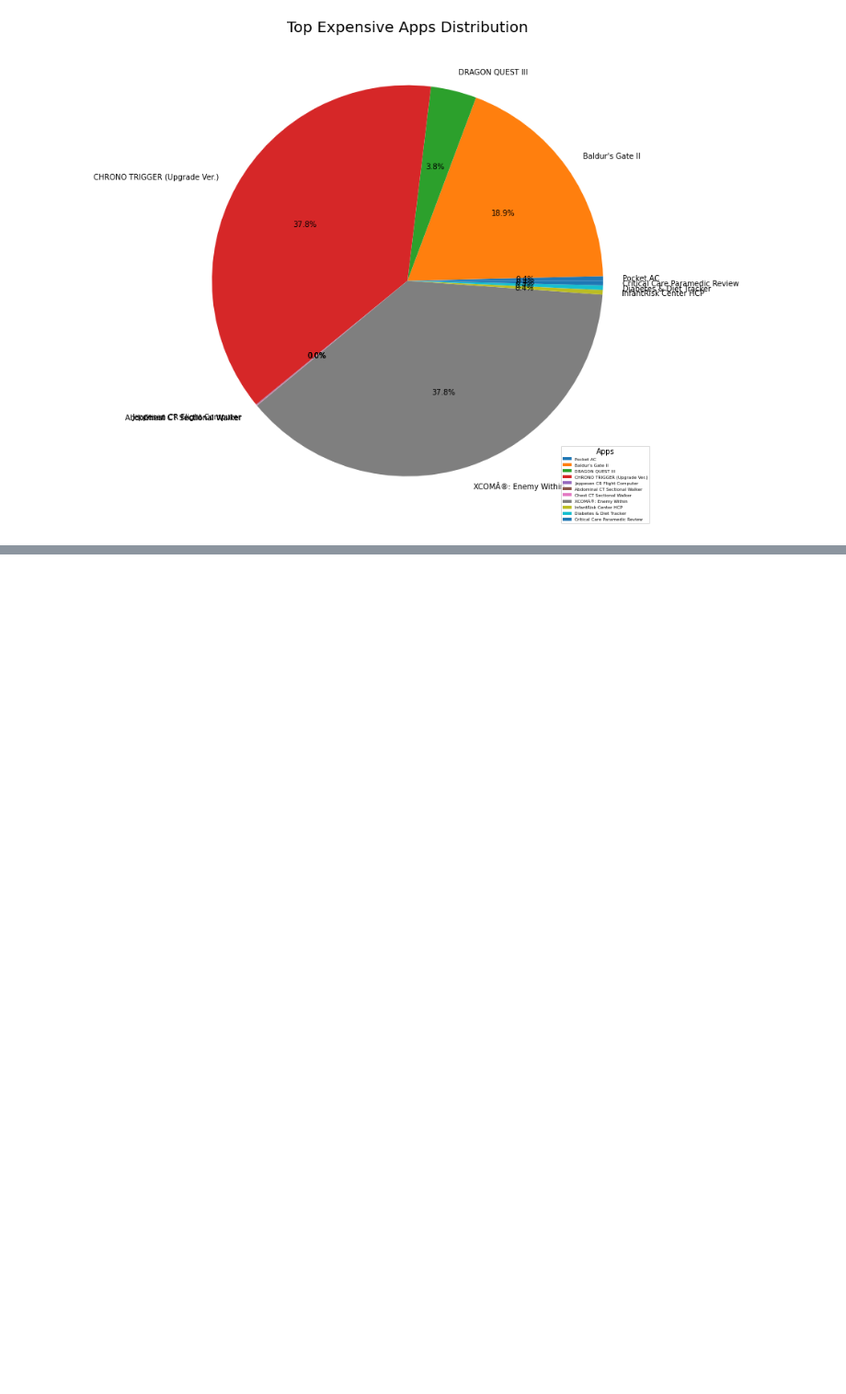
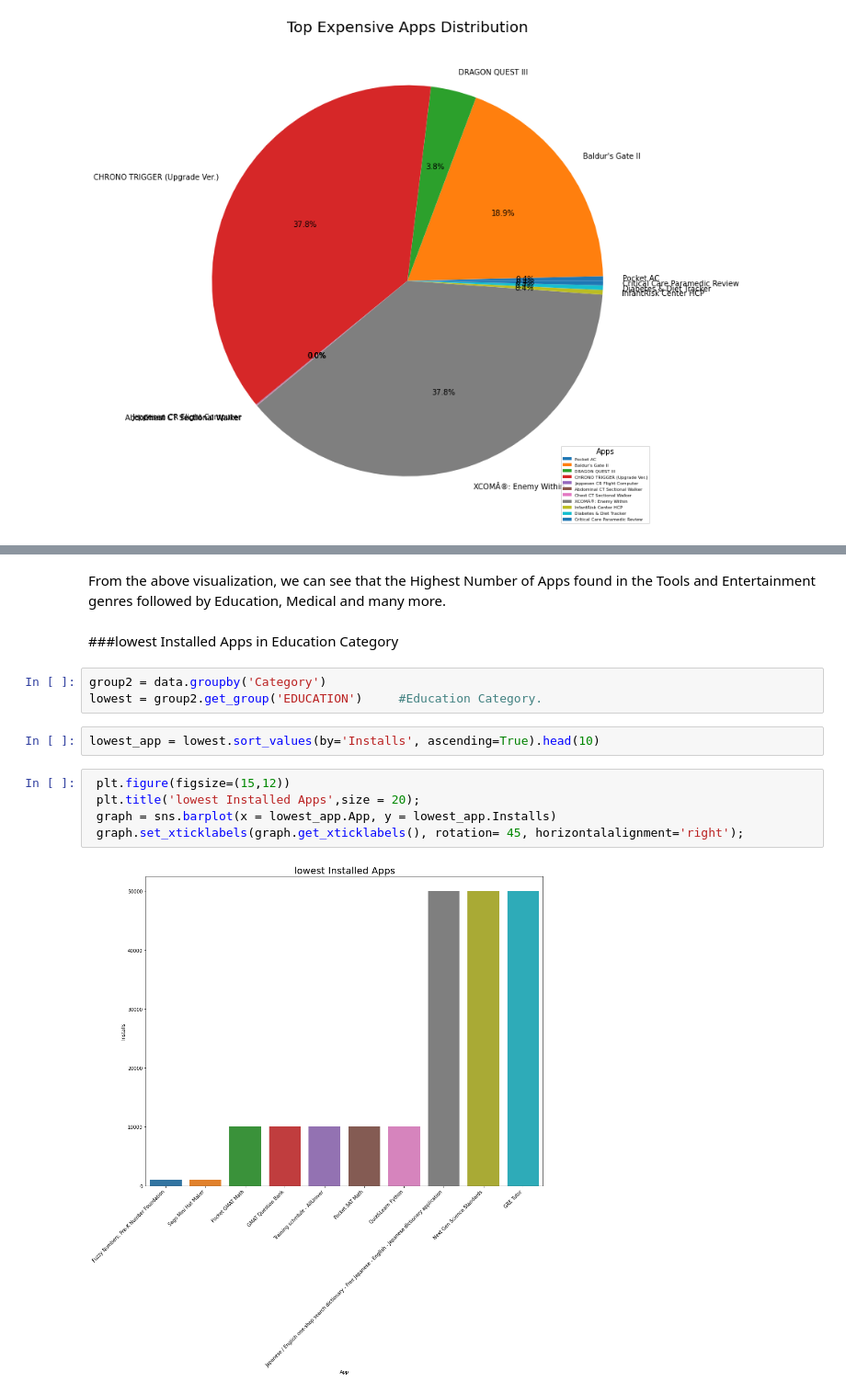
Before and after one commit to Amankr351/Play-Store-Review-Analysis, a Jupyter notebook: Aman_EDA_Project.ipynb, the cells around one changed output, grey strips where cells are left out. Shown: that part at 92% size. Drawn from its saved outputs; the diff is of its cells as text; blank space fills up the shorter version.

```diff
--- a/Aman_EDA_Project.ipynb
+++ b/Aman_EDA_Project.ipynb
@@ -252,0 +299,16 @@ plt.legend(top10PaidApps.App,
+# %% [markdown]
+From the above visualization, we can see that the Highest Number of Apps found in the Tools and Entertainment genres followed by Education, Medical and many more.
+# %% [markdown]
+###lowest Installed Apps in Education Category
+# %%
+group2 = data.groupby('Category')
+lowest = group2.get_group('EDUCATION')     #Education Category.
+# %%
+lowest_app = lowest.sort_values(by='Installs', ascending=True).head(10)
+# %%
+ plt.figure(figsize=(15,12))
+ plt.title('lowest Installed Apps',size = 20);
+ graph = sns.barplot(x = lowest_app.App, y = lowest_app.Installs)
+ graph.set_xticklabels(graph.get_xticklabels(), rotation= 45, horizontalalignment='right');
+# %% [output]
+[figure, added]
```
Also changed, not shown: parts of 31 cells of this notebook.
